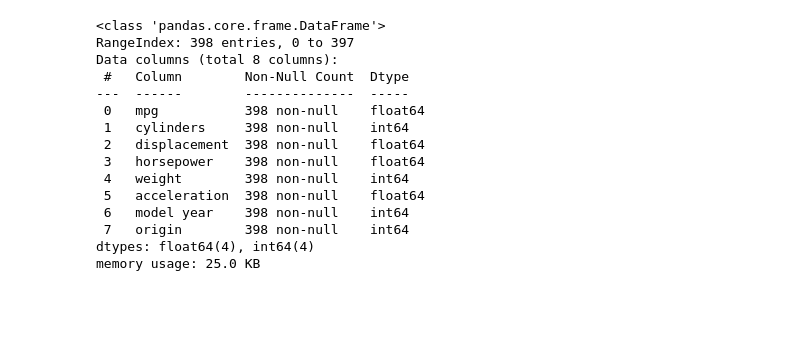
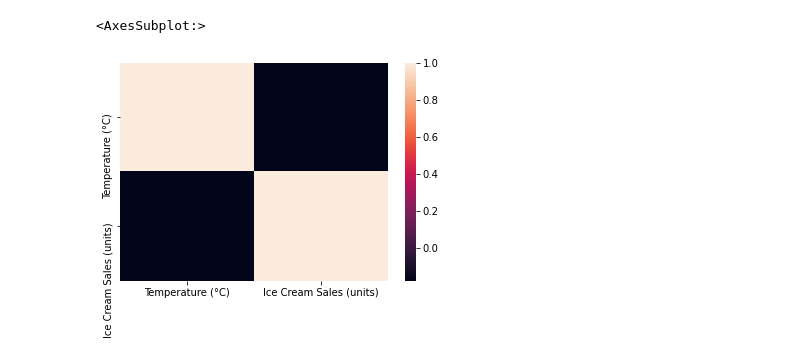
Before and after one commit to akamasoom/Python, a Jupyter notebook: Untitled1.ipynb, the cells around one changed output. Cells and saved outputs as stored; diff of their text form; code cells hidden in the pictures; blank space fills up the shorter version.

```diff
--- a/Untitled1.ipynb
+++ b/Untitled1.ipynb
@@ -4,6 +11,3 @@ import numpy as np
 # %%
-df=pd.read_csv("auto-mpg.csv")
+df=pd.read_csv("Ice_cream selling data.csv")
-# %%
-df['horsepower']=df[df['horsepower']!='?']
-df['horsepower']=df["horsepower"].astype('float64')
 # %%
@@ -28,20 +32,0 @@ memory usage: 28.1+ KB
-# %%
-df=df.drop("car name",axis=1)
-# %%
-df.info()
-# %% [output]
-<class 'pandas.core.frame.DataFrame'>
-RangeIndex: 398 entries, 0 to 397
-Data columns (total 8 columns):
- #   Column        Non-Null Count  Dtype
----  ------        --------------  -----
- 0   mpg           398 non-null    float64
- 1   cylinders     398 non-null    int64
- 2   displacement  398 non-null    float64
- 3   horsepower    398 non-null    float64
- 4   weight        398 non-null    int64
- 5   acceleration  398 non-null    float64
- 6   model year    398 non-null    int64
- 7   origin        398 non-null    int64
-dtypes: float64(4), int64(4)
-memory usage: 25.0 KB
@@ -50,0 +33,5 @@ x=df.drop('horsepower',axis=1)
+# %%
+sns.heatmap(df.corr())
+# %% [output]
+<AxesSubplot:>
+[figure, added]
```
Also changed, not shown: parts of 10 cells of this notebook, 1 other file.
